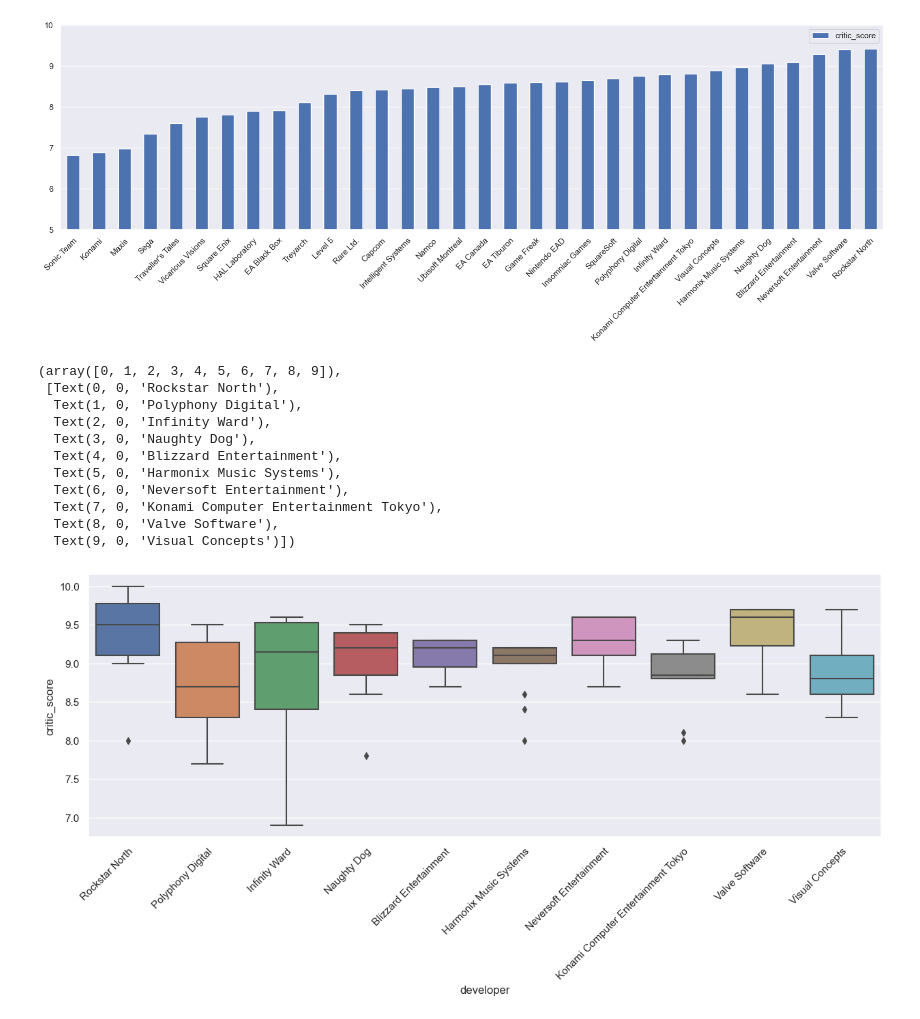
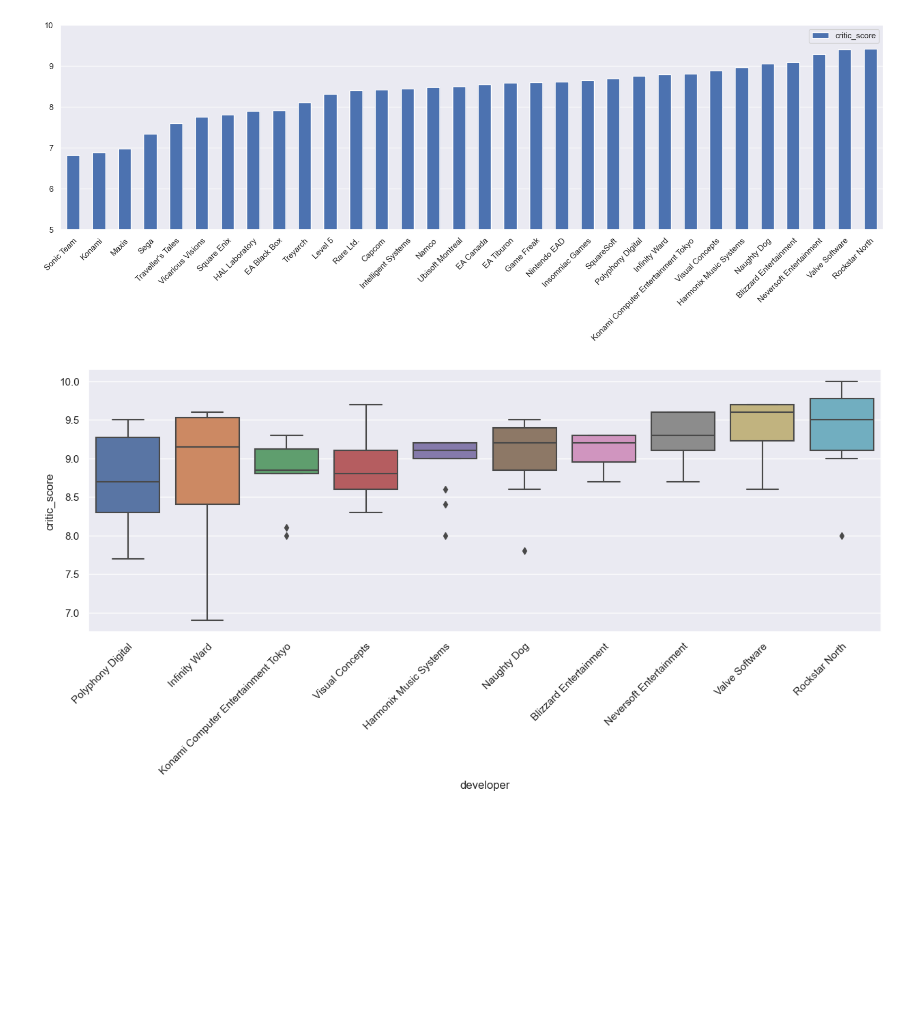
Before and after one commit to liamnelson3/UO-Data-Analysis-Project_1-Video-Game-Marketing, a Jupyter notebook: critic_score_bias.ipynb, the cells around one changed output. Drawn from its saved outputs; the diff is of its cells as text; code cells hidden in the pictures; blank space fills up the shorter version.

```diff
--- a/critic_score_bias.ipynb
+++ b/critic_score_bias.ipynb
@@ -111,6 +111,10 @@ grouped_vg_df_pub_mean.set_index("publisher")
 | Take-Two Interactive | 8.514894 |
 | EA Sports | 8.707692 |
 | Rockstar Games | 9.438462 |
+# %%
+os.chdir(r"c:\Users\lanel\OneDrive\Desktop\Data Analytics info\University of Oregon\UO-Data-Analysis-Project_1\UO-Data-Analysis-Project_1-Video-Game-Marketing\critic_score_bias Visuals")
+
+current_directory = os.getcwd()
 # %%
 #create bar chart comparing the averate critic review for each publisher
 vg_bar_pub = grouped_vg_df_pub_mean.plot(kind = "bar", figsize=(20,5))
@@ -171,22 +177,16 @@ plt.show()
 # %% [output]
 [figure]
 # %%
-top_10_means = filtered_df[filtered_df["developer"].isin(['Rockstar North', 'Valve Software', 'Neversoft Entertainment', 'Blizzard Entertainment',
-                                                                         'Naughty Dog', 'Harmonix Music Systems', 'Visual Concepts', 'Konami Computer Entertainment Tokyo',
-                                                                         'Infinity Ward', 'Polyphony Digital'])]
+top_10_means = filtered_df[filtered_df["developer"].isin(['Polyphony Digital', 'Infinity Ward', 'Konami Computer Entertainment Tokyo', 'Visual Concepts',
+                                                                         'Harmonix Music Systems', 'Naughty Dog', 'Blizzard Entertainment', 'Neversoft Entertainment',
+                                                                         'Valve Software', 'Rockstar North'])]
 sns.set(rc={"figure.figsize":(15, 5)})
-outlier_map = sns.boxplot(x="developer", y="critic_score", data=top_10_means)
+outlier_map = sns.boxplot(x="developer", y="critic_score", data=top_10_means, order=['Polyphony Digital', 'Infinity Ward', 'Konami Computer Entertainment Tokyo', 'Visual Concepts',
+                                                                         'Harmonix Music Systems', 'Naughty Dog', 'Blizzard Entertainment', 'Neversoft Entertainment',
+                                                                         'Valve Software', 'Rockstar North'])
 plt.xticks(rotation=45, ha='right', rotation_mode='anchor')
+
+csv_path = os.path.join(current_directory, 'dev_box.png')
+plt.savefig(csv_path)
 # %% [output]
-(array([0, 1, 2, 3, 4, 5, 6, 7, 8, 9]),
- [Text(0, 0, 'Rockstar North'),
-  Text(1, 0, 'Polyphony Digital'),
-  Text(2, 0, 'Infinity Ward'),
-  Text(3, 0, 'Naughty Dog'),
-  Text(4, 0, 'Blizzard Entertainment'),
-  Text(5, 0, 'Harmonix Music Systems'),
-  Text(6, 0, 'Neversoft Entertainment'),
-  Text(7, 0, 'Konami Computer Entertainment Tokyo'),
-  Text(8, 0, 'Valve Software'),
-  Text(9, 0, 'Visual Concepts')])
-[figure, old version]
+[figure, new version]
```
Also changed, not shown: parts of 3 cells of this notebook, 5 other files.
